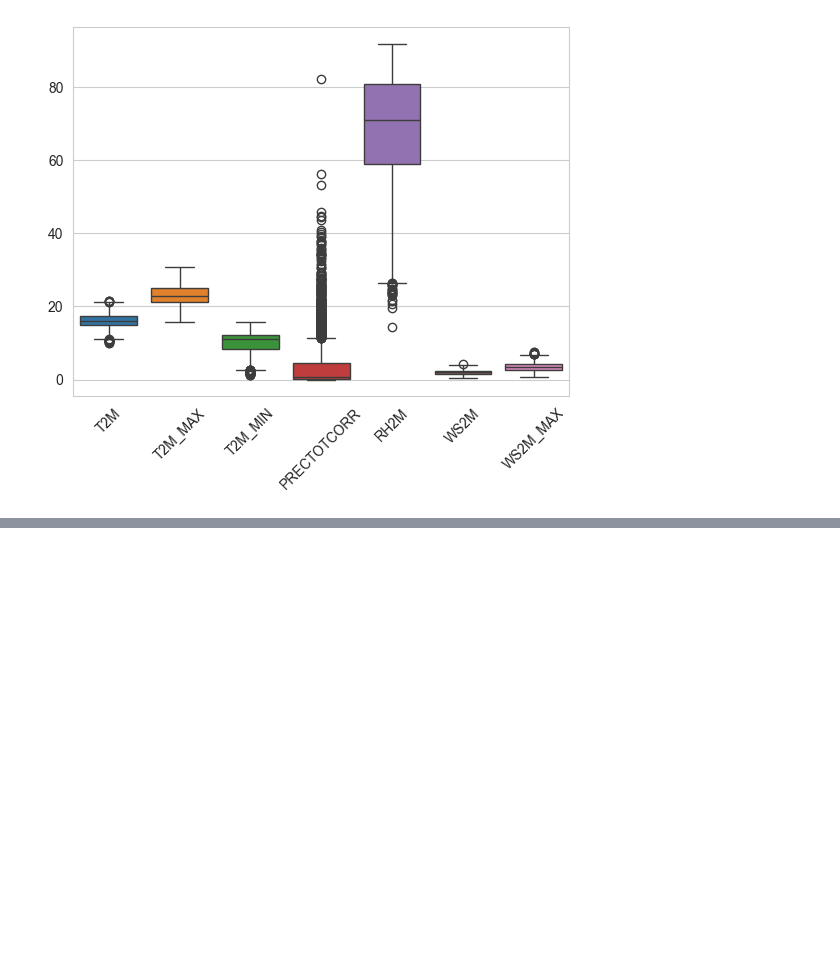
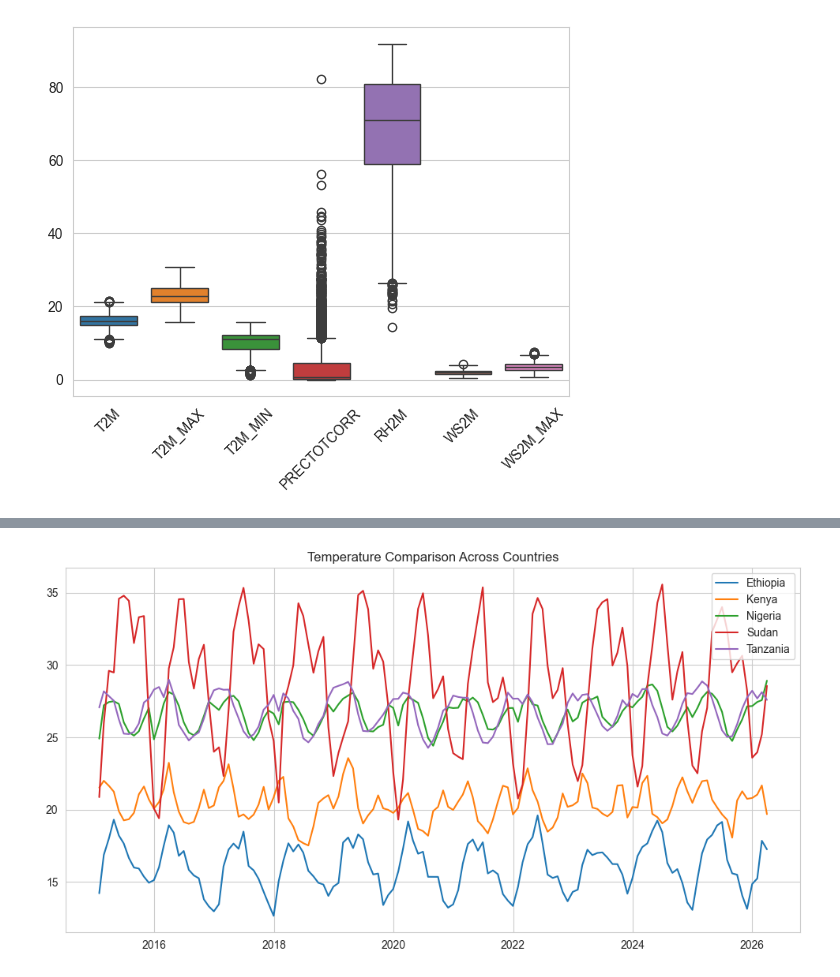
Before and after one commit to hiwiy/climate-challenge-week0, a Jupyter notebook: notebooks/ethiopia_eda.ipynb, the cells around one changed output, grey strips where cells are left out. Cells and saved outputs as stored; diff of their text form; code cells hidden in the pictures; blank space fills up the shorter version.

```diff
--- a/notebooks/ethiopia_eda.ipynb
+++ b/notebooks/ethiopia_eda.ipynb
@@ -342,3 +342,21 @@ plt.xticks(rotation=45)
 plt.show()
 # %% [output]
 [figure]
+# %%
+def preprocess(df, country_name):
+    df = df.copy()
+
+    df["Country"] = country_name
+    df["Date"] = pd.to_datetime(df["YEAR"] * 1000 + df["DOY"], format="%Y%j")
+    df["Month"] = df["Date"].dt.month
+
+    df.replace(-999, np.nan, inplace=True)
+    df.drop_duplicates(inplace=True)
+
+    return df
+# %%
+ethiopia = preprocess(pd.read_csv("data/ethiopia.csv"), "Ethiopia")
+kenya = preprocess(pd.read_csv("data/kenya.csv"), "Kenya")
+sudan = preprocess(pd.read_csv("data/sudan.csv"), "Sudan")
+nigeria = preprocess(pd.read_csv("data/nigeria.csv"), "Nigeria")
+tanzania = preprocess(pd.read_csv("data/tanzania.csv"), "Tanzania")
@@ -344,0 +369,3 @@ plt.show()
+# %%
+df_all = pd.concat([ethiopia, kenya, sudan, nigeria, tanzania], ignore_index=True)
+df_all.tail()
@@ -344,0 +382,14 @@ plt.show()
+# %%
+monthly = df_all.groupby(["Country", pd.Grouper(key="Date", freq="ME")]).mean(numeric_only=True).reset_index()
+# %%
+plt.figure(figsize=(12,6))
+
+for country in monthly["Country"].unique():
+    subset = monthly[monthly["Country"] == country]
+    plt.plot(subset["Date"], subset["T2M"], label=country)
+
+plt.legend()
+plt.title("Temperature Comparison Across Countries")
+plt.show()
+# %% [output]
+[figure, added]
```
Also changed, not shown: parts of 12 cells of this notebook.
